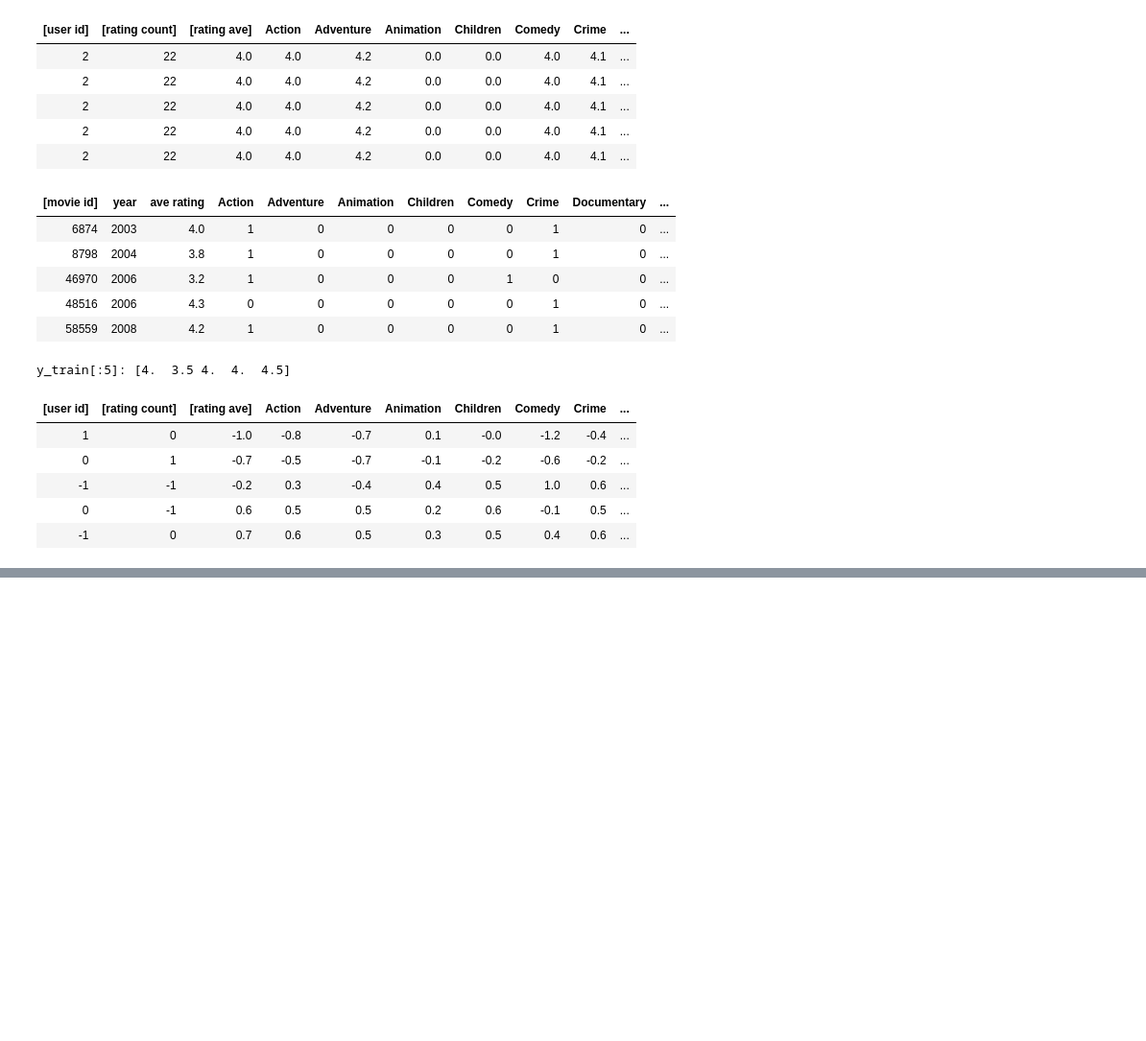
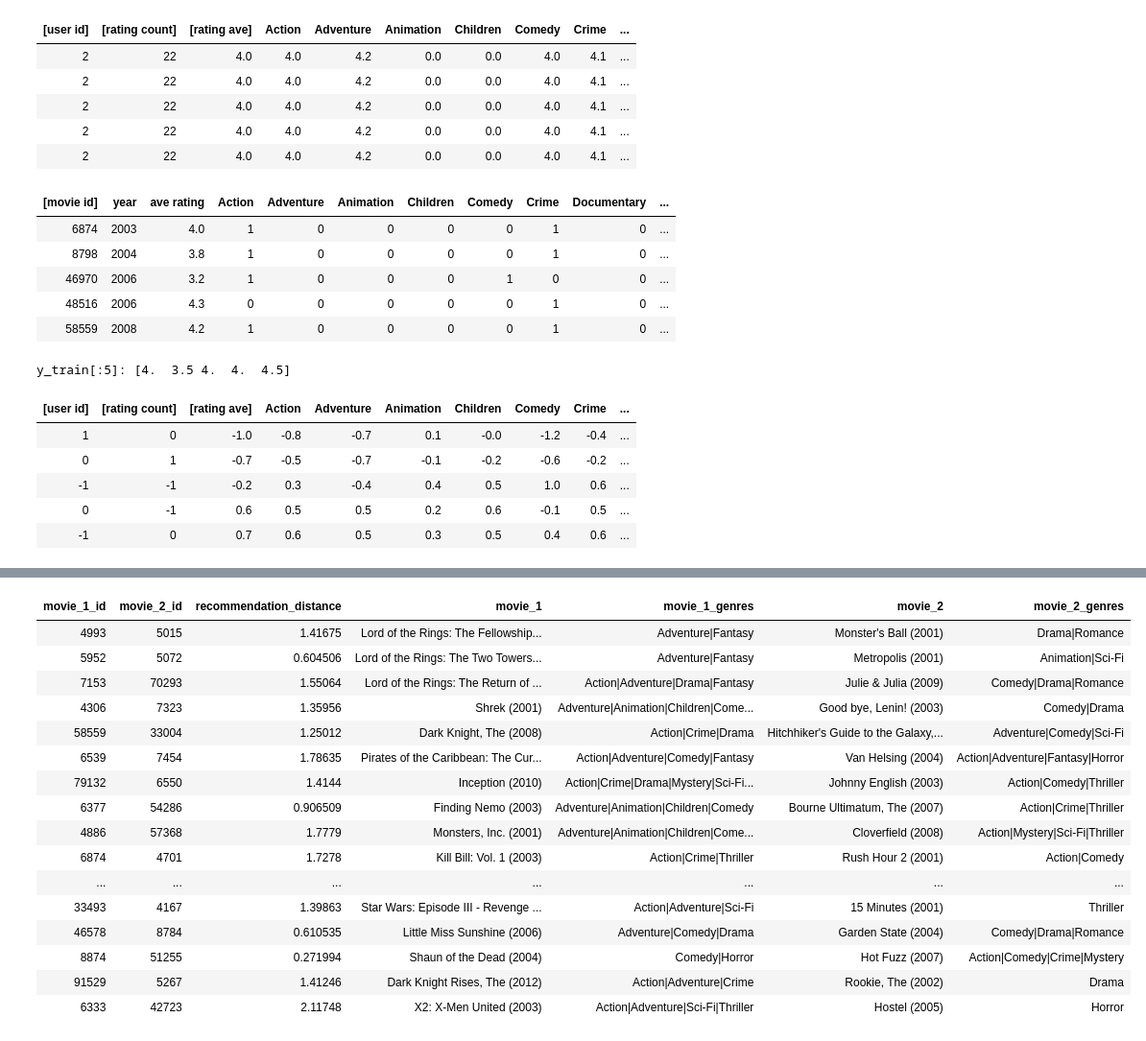
Before and after one commit to saymow/movies-recommender, a Jupyter notebook: recommender.ipynb, the cells around one changed output, grey strips where cells are left out. Shown at 96% size. Drawn from its saved outputs; the diff is of its cells as text; code cells hidden in the pictures; blank space fills up the shorter version.

Commit message:
feat: generate recommendations for the top 50 most rated movies

```diff
--- a/recommender.ipynb
+++ b/recommender.ipynb
@@ -100,7 +100,7 @@ pprint_train(user_train, user_features, uvs, u_s, maxcount=5)
 | 0 | -1 | 0.6 | 0.5 | 0.5 | 0.2 | 0.6 | -0.1 | 0.5 | ... |
 | -1 | 0 | 0.7 | 0.6 | 0.5 | 0.3 | 0.5 | 0.4 | 0.6 | ... |
 # %%
-num_outputs = 48
+num_outputs = 16
 
 user_NN = tf.keras.models.Sequential([
     tf.keras.layers.Dense(256, activation='relu'),
@@ -236,18 +236,18 @@ for i in range(m):
 
     similar_movies_list.append(movie)
 # %%
-top_50_similar_movies = sorted(similar_movies_list, key=itemgetter('distance'))
+top_10_similar_movies = sorted(similar_movies_list, key=itemgetter('distance'))[0:9]
 # %%
 disp = [["movie1", "genres", "movie2", "genres"]]
 
-for i in range(len(top_50_similar_movies)):
-    movie1_id = top_50_similar_movies[i]["movie1_id"]
-    movie2_id = top_50_similar_movies[i]["movie2_id"]
+for i in range(len(top_10_similar_movies)):
+    movie1_id = top_10_similar_movies[i]["movie1_id"]
+    movie2_id = top_10_similar_movies[i]["movie2_id"]
     disp.append([
         movie_dict[movie1_id]["title"], movie_dict[movie1_id]["genres"],
         movie_dict[movie2_id]["title"], movie_dict[movie2_id]["genres"]
     ])
 
 table = tabulate.tabulate(disp, tablefmt="html", headers="firstrow")
-len(top_50_similar_movies)
+table
 # %% [output]
@@ -254,0 +264,42 @@ len(top_50_similar_movies)
+# %%
+top_50_most_rated_movies = load_metadata()
+
+top_50_most_rated_movies_recommendations = []
+
+disp = ['movie_1_id', 'movie_2_id', 'recommendation_distance', 'movie_1', 'movie_1_genres', 'movie_2', 'movie_2_genres']
+
+for i in range(len(top_50_most_rated_movies)):
+    movie_id = top_50_most_rated_movies[i][0]
+    recommendation = [similar_movies for similar_movies in similar_movies_list if similar_movies["movie1_id"] == movie_id][0]
+    recommended_movie_id = recommendation['movie2_id']
+    recommendation_distance = recommendation['distance']
+    movie_title = movie_dict[movie_id]['title']
+    recommended_movie_title = movie_dict[recommended_movie_id]['title']
+    movie_genres = movie_dict[movie_id]['genres']
+    recommended_movie_genres = movie_dict[recommended_movie_id]['genres']
+    top_50_most_rated_movies_recommendations.append([
+        movie_id, recommended_movie_id, recommendation_distance,
+        movie_title, movie_genres,
+        recommended_movie_title, recommended_movie_genres
+    ])
+
+table = tabulate.tabulate([disp, *top_50_most_rated_movies_recommendations], tablefmt='html', headers='firstrow')
+table
+# %% [output]
+| movie_1_id | movie_2_id | recommendation_distance | movie_1 | movie_1_genres | movie_2 | movie_2_genres |
+| 4993 | 5015 | 1.41675 | Lord of the Rings: The Fellowship... | Adventure|Fantasy | Monster's Ball (2001) | Drama|Romance |
+| 5952 | 5072 | 0.604506 | Lord of the Rings: The Two Towers... | Adventure|Fantasy | Metropolis (2001) | Animation|Sci-Fi |
+| 7153 | 70293 | 1.55064 | Lord of the Rings: The Return of ... | Action|Adventure|Drama|Fantasy | Julie & Julia (2009) | Comedy|Drama|Romance |
+| 4306 | 7323 | 1.35956 | Shrek (2001) | Adventure|Animation|Children|Come... | Good bye, Lenin! (2003) | Comedy|Drama |
+| 58559 | 33004 | 1.25012 | Dark Knight, The (2008) | Action|Crime|Drama | Hitchhiker's Guide to the Galaxy,... | Adventure|Comedy|Sci-Fi |
+| 6539 | 7454 | 1.78635 | Pirates of the Caribbean: The Cur... | Action|Adventure|Comedy|Fantasy | Van Helsing (2004) | Action|Adventure|Fantasy|Horror |
+| 79132 | 6550 | 1.4144 | Inception (2010) | Action|Crime|Drama|Mystery|Sci-Fi... | Johnny English (2003) | Action|Comedy|Thriller |
+| 6377 | 54286 | 0.906509 | Finding Nemo (2003) | Adventure|Animation|Children|Comedy | Bourne Ultimatum, The (2007) | Action|Crime|Thriller |
+| 4886 | 57368 | 1.7779 | Monsters, Inc. (2001) | Adventure|Animation|Children|Come... | Cloverfield (2008) | Action|Mystery|Sci-Fi|Thriller |
+| 6874 | 4701 | 1.7278 | Kill Bill: Vol. 1 (2003) | Action|Crime|Thriller | Rush Hour 2 (2001) | Action|Comedy |
+| ... | ... | ... | ... | ... | ... | ... |
+| 33493 | 4167 | 1.39863 | Star Wars: Episode III - Revenge ... | Action|Adventure|Sci-Fi | 15 Minutes (2001) | Thriller |
+| 46578 | 8784 | 0.610535 | Little Miss Sunshine (2006) | Adventure|Comedy|Drama | Garden State (2004) | Comedy|Drama|Romance |
+| 8874 | 51255 | 0.271994 | Shaun of the Dead (2004) | Comedy|Horror | Hot Fuzz (2007) | Action|Comedy|Crime|Mystery |
+| 91529 | 5267 | 1.41246 | Dark Knight Rises, The (2012) | Action|Adventure|Crime | Rookie, The (2002) | Drama |
+| 6333 | 42723 | 2.11748 | X2: X-Men United (2003) | Action|Adventure|Sci-Fi|Thriller | Hostel (2005) | Horror |
```
Also changed, not shown: parts of 7 cells of this notebook, 2 other files.
